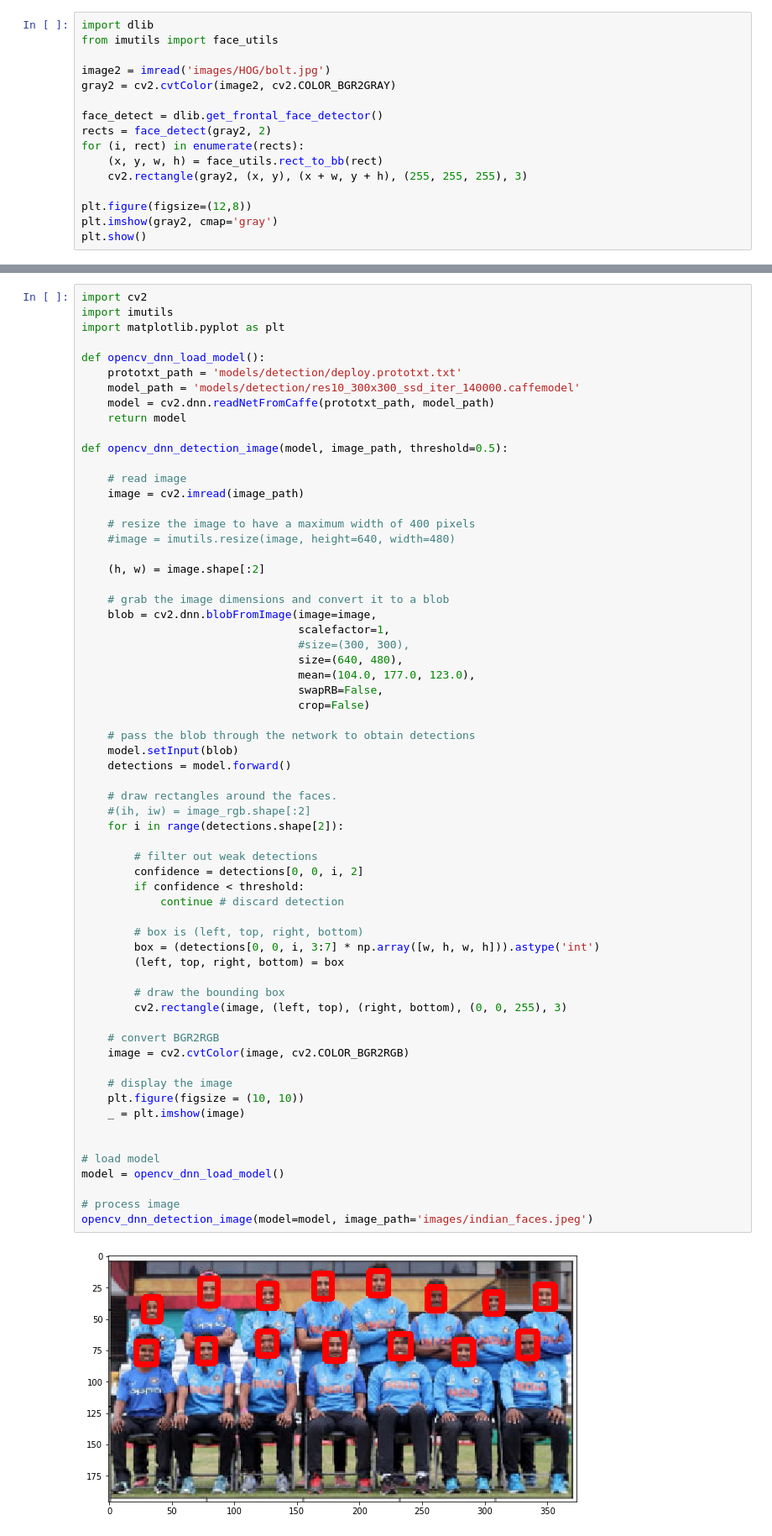
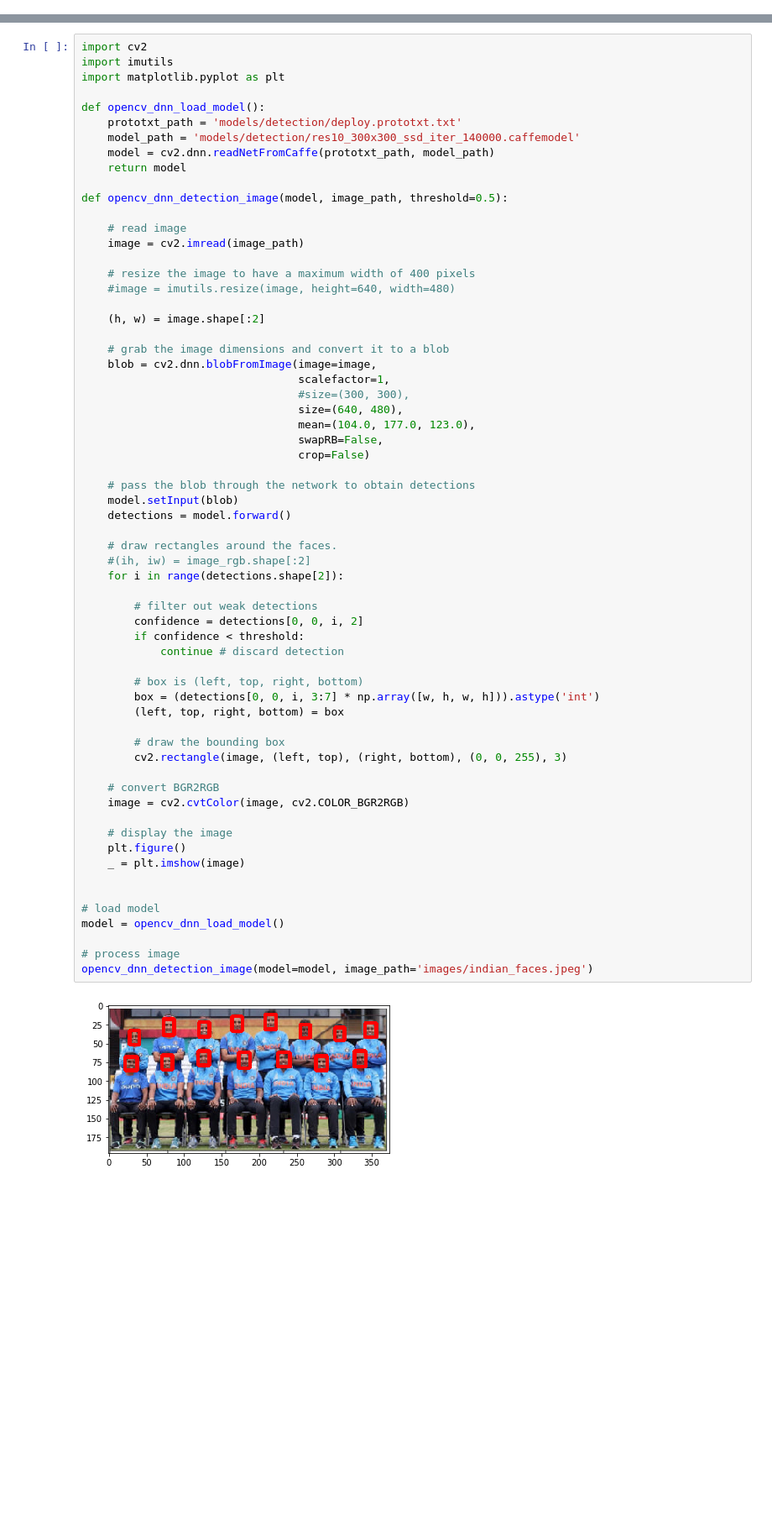
Before and after one commit to yossi-cohen/face-recognition, a Jupyter notebook: face-recognition.ipynb, the cells around one changed output, grey strips where cells are left out. Shown at 84% size. Saved outputs shown, nothing was run; the diff lists cells and outputs as text; blank space fills up the shorter version.

```diff
--- a/face-recognition.ipynb
+++ b/face-recognition.ipynb
@@ -801,16 +808,0 @@ To calculate the final feature vector for the entire image patch, the 36×1 vect
-# %%
-import dlib
-from imutils import face_utils
-
-image2 = imread('images/HOG/bolt.jpg')
-gray2 = cv2.cvtColor(image2, cv2.COLOR_BGR2GRAY)
-
-face_detect = dlib.get_frontal_face_detector()
-rects = face_detect(gray2, 2)
-for (i, rect) in enumerate(rects):
-    (x, y, w, h) = face_utils.rect_to_bb(rect)
-    cv2.rectangle(gray2, (x, y), (x + w, y + h), (255, 255, 255), 3)
-
-plt.figure(figsize=(12,8))
-plt.imshow(gray2, cmap='gray')
-plt.show()
@@ -868,35 +873,35 @@ def opencv_dnn_detection_image(model, image_path, threshold=0.5):
 
     # draw rectangles around the faces.
     #(ih, iw) = image_rgb.shape[:2]
     for i in range(detections.shape[2]):
 
         # filter out weak detections
         confidence = detections[0, 0, i, 2]
         if confidence < threshold:
             continue # discard detection
 
         # box is (left, top, right, bottom)
         box = (detections[0, 0, i, 3:7] * np.array([w, h, w, h])).astype('int')
         (left, top, right, bottom) = box
 
         # draw the bounding box
         cv2.rectangle(image, (left, top), (right, bottom), (0, 0, 255), 3)
 
     # convert BGR2RGB
     image = cv2.cvtColor(image, cv2.COLOR_BGR2RGB)
 
     # display the image
-    plt.figure(figsize = (10, 10))
+    plt.figure()
     _ = plt.imshow(image)
 
 
 # load model
 model = opencv_dnn_load_model()
 
 # process image
 opencv_dnn_detection_image(model=model, image_path='images/indian_faces.jpeg')
 # %% [output]
-[figure, old version]
+[figure, new version]
 # %% [markdown]
 ### MTCNN
 
```
Also changed, not shown: parts of 18 cells of this notebook, 4 other files.
